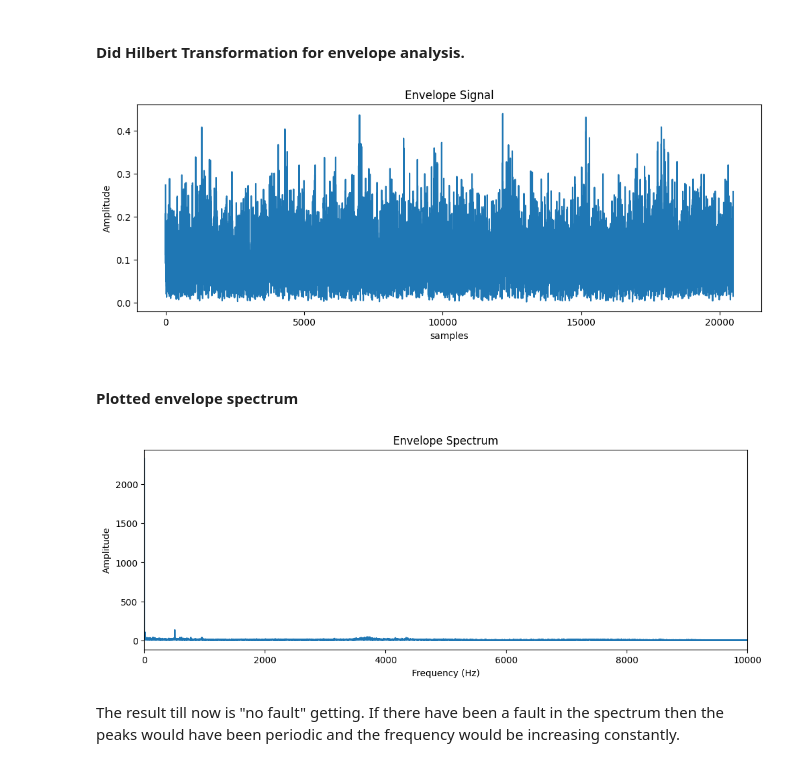
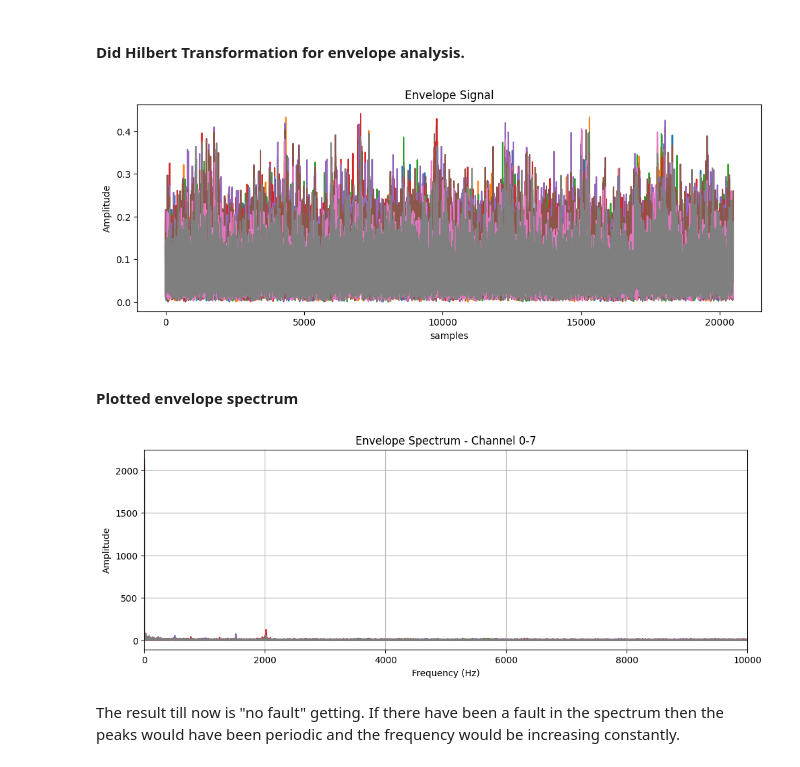
Before and after one commit to sahil07-rg/Vibrational-analysis, a Jupyter notebook: Notebook/Vibrational_analysis.ipynb, the cells around one changed output. Drawn from its saved outputs; the diff is of its cells as text; code cells hidden in the pictures.

```diff
--- a/Notebook/Vibrational_analysis.ipynb
+++ b/Notebook/Vibrational_analysis.ipynb
@@ -23,6 +32,10 @@ Total samples: 20480
 # %% [markdown]
 #### As the data is not centred around zero so we did the DC offset removing to centre it around the 0.
 # %%
+# Ensure data is loaded from the first file for demonstration
+file_path = "filedata/2003.10.22.12.06.24"
+data = np.loadtxt(file_path)
+
 data_dc = data - np.mean(data)
 print("Mean before:", np.mean(data))
 print("Mean after :", np.mean(data_dc))
@@ -266,13 +296,13 @@ def extract_features(sig2, Fs):
 # %%
 #Creating segments now:
 Fs = 20480
-sig2 = cleaned_data[:, 2]
+signals = cleaned_data[:, :8]
 
 window_size = Fs // 200
 segments = []
 
-for start in range(0, len(sig2) - window_size + 1, window_size):
-    segment = sig2[start:start + window_size]
+for start in range(0, len(signals) - window_size + 1, window_size):
+    segment = signals[start:start + window_size, :]
     segments.append(segment)
 
 
@@ -378,37 +419,38 @@ plt.show()
 # %%
 # Did envelope analysis cause FFT alone is not enough.
 from scipy.signal import hilbert
-signal=sig2
+signal=signals
 analytic_signal=hilbert(signal)
 envelope=np.abs(analytic_signal)
 plt.figure(figsize=(12,4))
 plt.plot(envelope)
 plt.title("Envelope Signal")
 plt.xlabel("samples")
 plt.ylabel("Amplitude")
 plt.show()
 # %% [output]
-[figure, old version]
+[figure, new version]
 # %% [markdown]
 #### Plotted envelope spectrum
 # %%
-yf_env = np.abs(np.fft.rfft(envelope))
+yf_env = np.abs(np.fft.rfft(envelope, axis=0))
 
 xf_env = np.fft.rfftfreq(len(envelope), 1/Fs)
 
 plt.figure(figsize=(12,4))
 
-plt.plot(xf_env, yf_env)
+# Plotting the envelope spectrum (Channel 0 as an example)
+plt.plot(xf_env, yf_env[:, :8])
 
 plt.xlabel("Frequency (Hz)")
 plt.ylabel("Amplitude")
-plt.title("Envelope Spectrum")
+plt.title("Envelope Spectrum - Channel 0-7")
 
-plt.xlim(0,10000)
-
+plt.xlim(0, 10000)
+plt.grid()
 plt.show()
 # %% [output]
-[figure, old version]
+[figure, new version]
 # %% [markdown]
 The result till now is "no fault" getting. If there have been a fault in the spectrum then the peaks would have been periodic and the frequency would be increasing constantly.
 # %%
```
Also changed, not shown: parts of 45 cells of this notebook.
